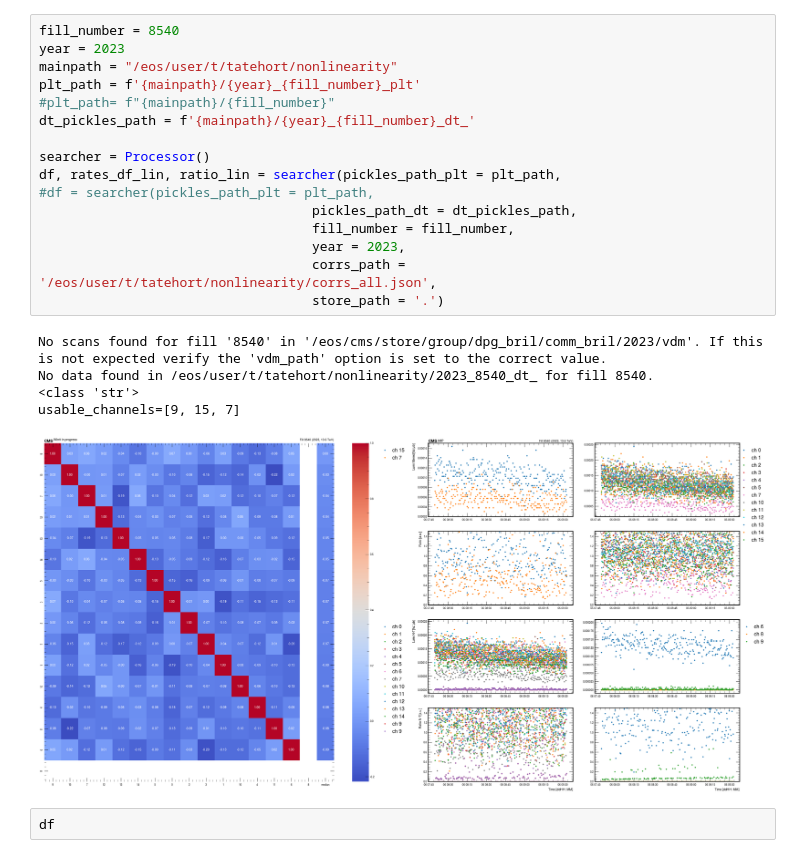
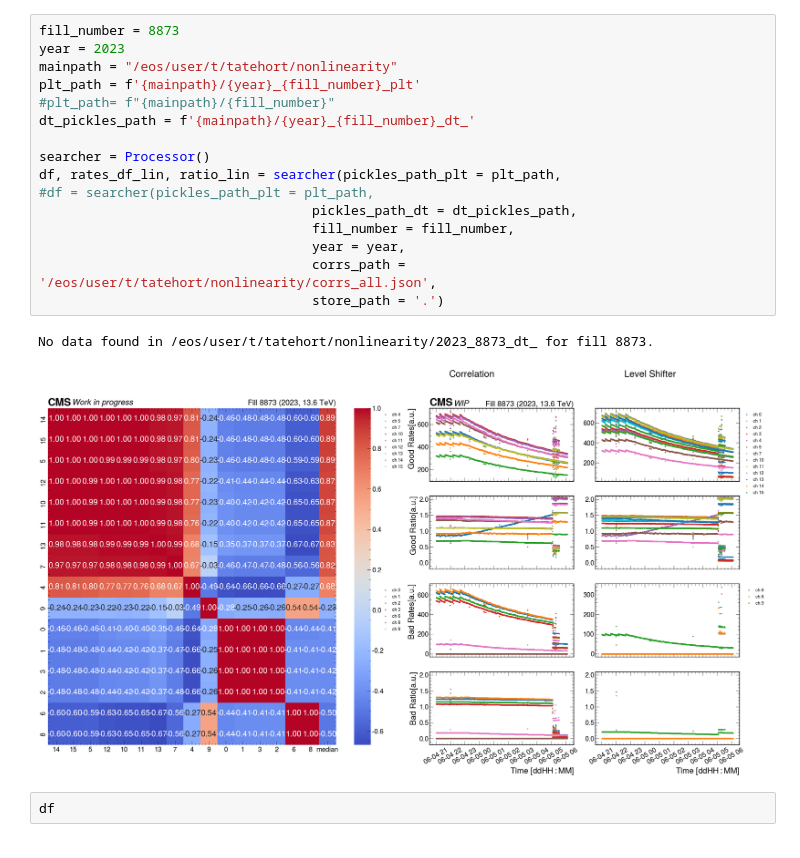
Before and after one commit to walterrq/laf_BRIL_2025, a Jupyter notebook: src/Test_Model.ipynb, the cells around one changed output. Cells and saved outputs as stored; diff of their text form.

Commit message:
Update correct labels on tester

```diff
--- a/src/Test_Model.ipynb
+++ b/src/Test_Model.ipynb
@@ -920,25 +865,22 @@ class Processor:
 # %%
-fill_number = 8540
+fill_number = 8873
 year = 2023
 mainpath = "/eos/user/t/tatehort/nonlinearity"
 plt_path = f'{mainpath}/{year}_{fill_number}_plt'
 #plt_path= f"{mainpath}/{fill_number}"
 dt_pickles_path = f'{mainpath}/{year}_{fill_number}_dt_'
 
 searcher = Processor()
 df, rates_df_lin, ratio_lin = searcher(pickles_path_plt = plt_path,
 #df = searcher(pickles_path_plt = plt_path,
                                    pickles_path_dt = dt_pickles_path,
                                    fill_number = fill_number,
-                                   year = 2023,
+                                   year = year,
                                    corrs_path = '/eos/user/t/tatehort/nonlinearity/corrs_all.json',
                                    store_path = '.')
 # %% [output]
-No scans found for fill '8540' in '/eos/cms/store/group/dpg_bril/comm_bril/2023/vdm'. If this is not expected verify the 'vdm_path' option is set to the correct value.
-No data found in /eos/user/t/tatehort/nonlinearity/2023_8540_dt_ for fill 8540.
-<class 'str'>
-usable_channels=[9, 15, 7]
+No data found in /eos/user/t/tatehort/nonlinearity/2023_8873_dt_ for fill 8873.
-[figure, old version]
+[figure, new version]
 # %%
 df
 # %%
```
Also changed, not shown: parts of 2 cells of this notebook.
